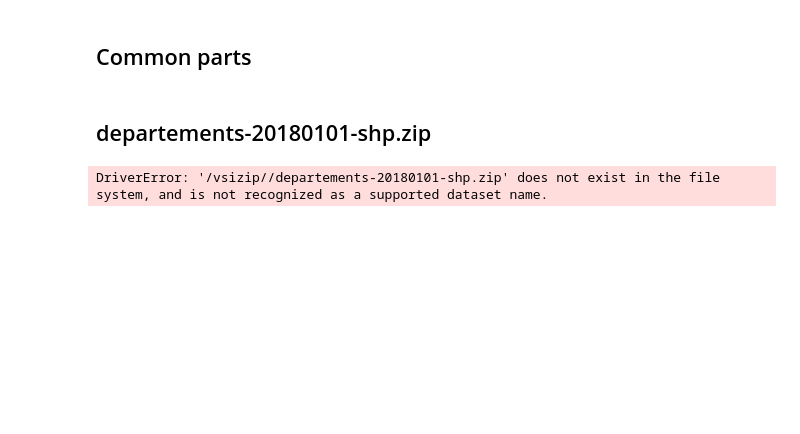
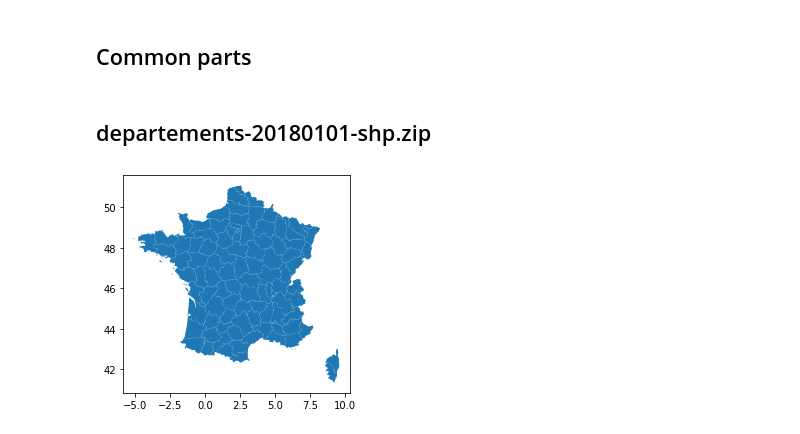
Before and after one commit to sdpython/teachdata, a Jupyter notebook: shapefiles/france_departements/try_shapefiles.ipynb, the cells around one changed output. Cells and saved outputs as stored; diff of their text form; code cells hidden in the pictures; blank space fills up the shorter version.

```diff
--- a/shapefiles/france_departements/try_shapefiles.ipynb
+++ b/shapefiles/france_departements/try_shapefiles.ipynb
@@ -36,6 +36,9 @@ def geo_read_csv_cache(cache, url, **kwargs):
 # %% [markdown]
 ## departements-20180101-shp.zip
 # %%
-shp = geo_read_csv_cache("departements-20180101-shp", "zip:///departements-20180101-shp.zip")
+shp = geo_read_csv_cache("departements-20180101-shp", "departements-20180101.shp")
-# %% [output]
-DriverError: '/vsizip//departements-20180101-shp.zip' does not exist in the file system, and is not recognized as a supported dataset name.
+# %%
+metropole = shp[shp['code_insee'].apply(lambda x: len(str(x)) <= 2 or x in ('69D', '69M'))]
+metropole.plot();
+# %% [output]
+[figure, added]
```
Also changed, not shown: parts of 9 cells of this notebook, 1 other file.
